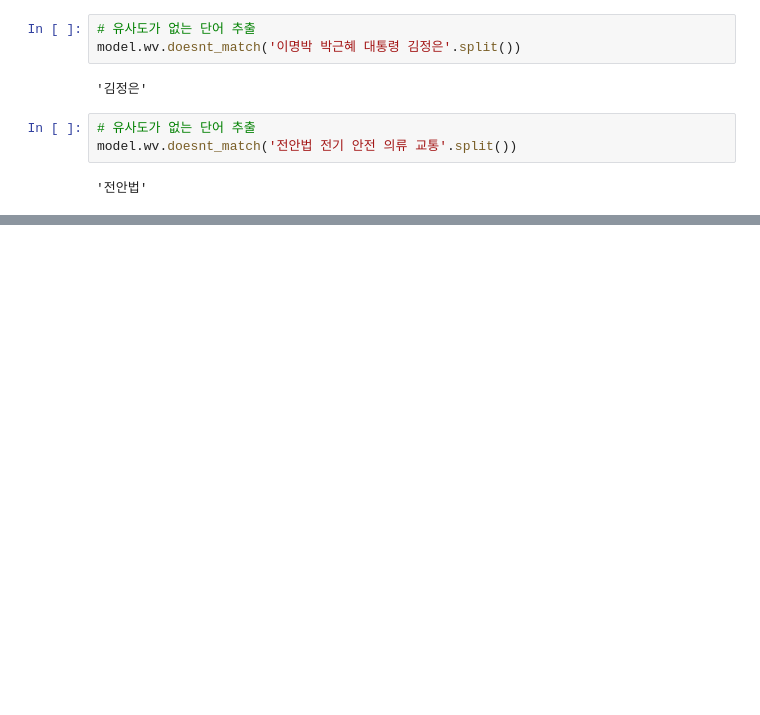
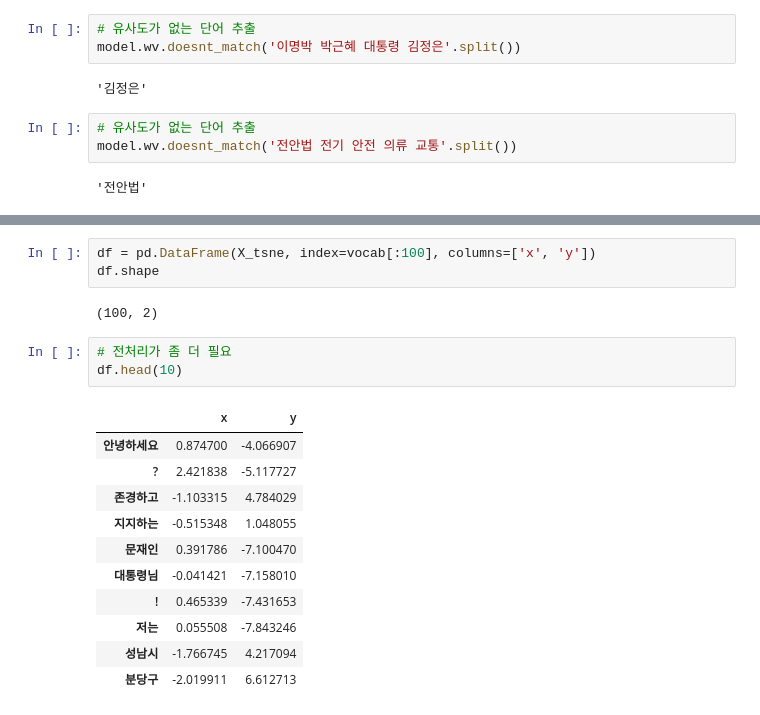
Before and after one commit to corazzon/petitionWrangling, a Jupyter notebook: petition_soynlp.ipynb, the cells around one changed output, grey strips where cells are left out. Drawn from its saved outputs; the diff is of its cells as text; blank space fills up the shorter version.

```diff
--- a/petition_soynlp.ipynb
+++ b/petition_soynlp.ipynb
@@ -332,0 +418,20 @@ model.wv.most_similar('가상화폐')
+# %%
+df = pd.DataFrame(X_tsne, index=vocab[:100], columns=['x', 'y'])
+df.shape
+# %% [output]
+(100, 2)
+# %%
+# 전처리가 좀 더 필요
+df.head(10)
+# %% [output]
+|  | x | y |
+| 안녕하세요 | 0.874700 | -4.066907 |
+| ? | 2.421838 | -5.117727 |
+| 존경하고 | -1.103315 | 4.784029 |
+| 지지하는 | -0.515348 | 1.048055 |
+| 문재인 | 0.391786 | -7.100470 |
+| 대통령님 | -0.041421 | -7.158010 |
+| ! | 0.465339 | -7.431653 |
+| 저는 | 0.055508 | -7.843246 |
+| 성남시 | -1.766745 | 4.217094 |
+| 분당구 | -2.019911 | 6.612713 |
```
Also changed, not shown: parts of 22 cells of this notebook.
